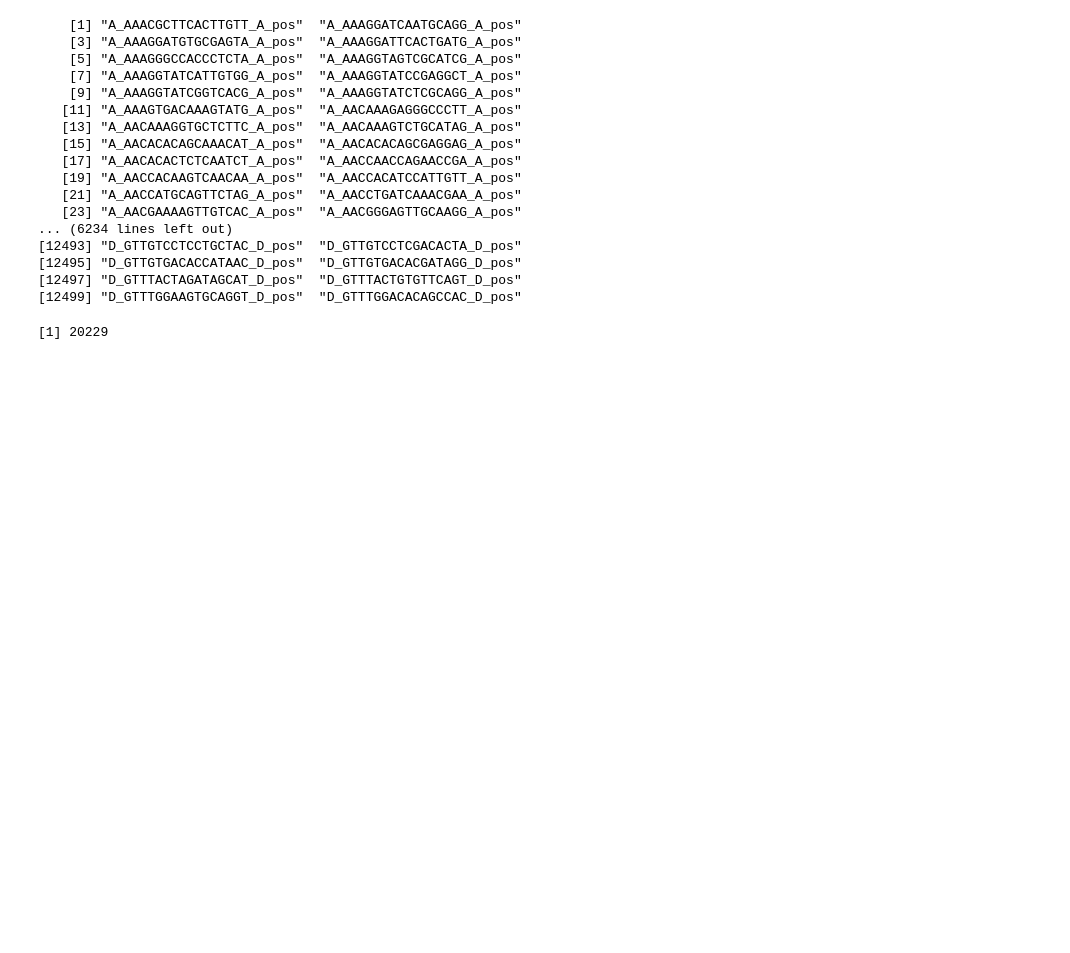
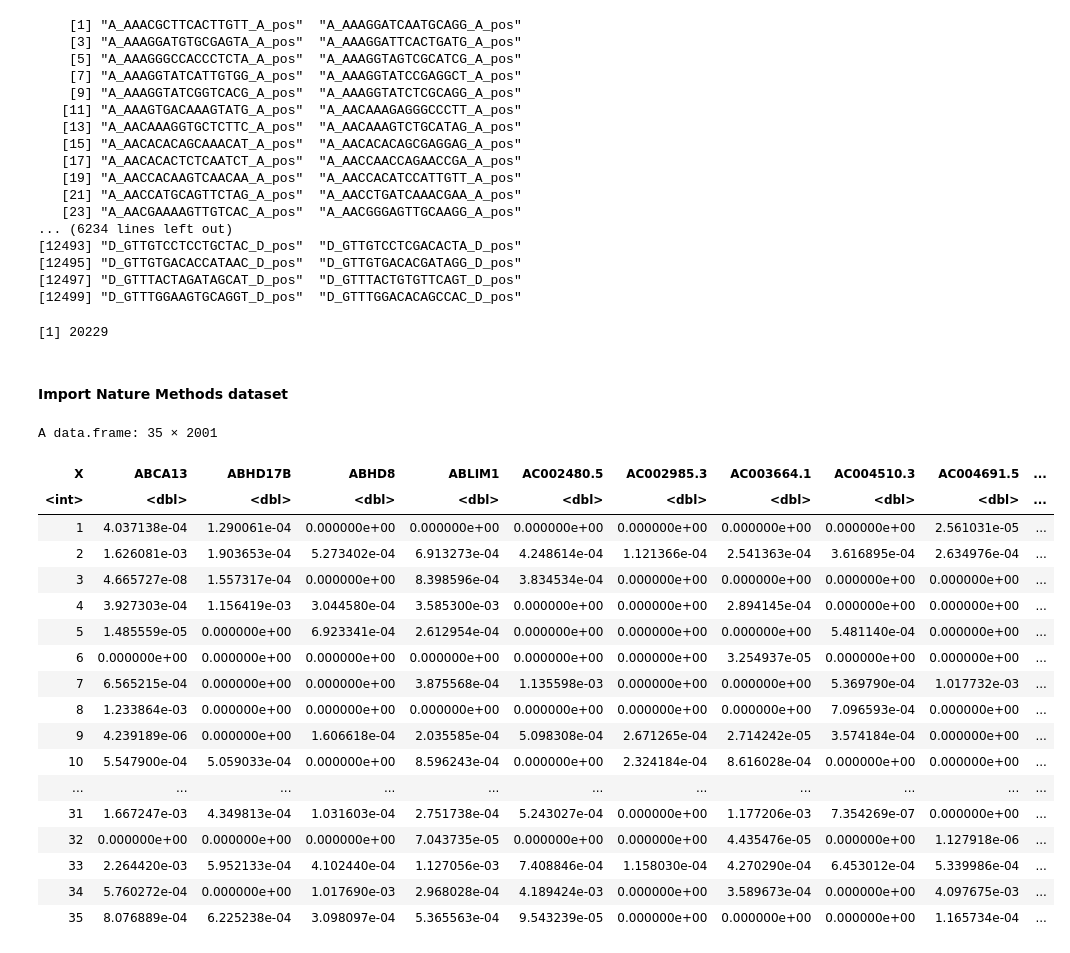
Before and after one commit to Tofulati/postTrans_cd34, a Jupyter notebook: starcat_analysis.ipynb, the cells around one changed output. Saved outputs shown, nothing was run; the diff lists cells and outputs as text; code cells hidden in the pictures; blank space fills up the shorter version.

Commit message:
Added methods dataset

```diff
--- a/starcat_analysis.ipynb
+++ b/starcat_analysis.ipynb
@@ -111,3 +122,5 @@ colnames(postTrans_rev)
 ncol(postTrans_rev)
 # %% [output]
 [1] 20229
+# %% [markdown]
+#### Import Nature Methods dataset
@@ -113,0 +129,23 @@ ncol(postTrans_rev)
+# %%
+spectra.t <- read.table("cNMF4.spectra.k_35.dt_0_15.consensus.txt", header = TRUE, sep = "\t")
+spectra.t
+# %% [output]
+A data.frame: 35 × 2001
+| X | ABCA13 | ABHD17B | ABHD8 | ABLIM1 | AC002480.5 | AC002985.3 | AC003664.1 | AC004510.3 | AC004691.5 | ... |
+| <int> | <dbl> | <dbl> | <dbl> | <dbl> | <dbl> | <dbl> | <dbl> | <dbl> | <dbl> | ... |
+| 1 | 4.037138e-04 | 1.290061e-04 | 0.000000e+00 | 0.000000e+00 | 0.000000e+00 | 0.000000e+00 | 0.000000e+00 | 0.000000e+00 | 2.561031e-05 | ... |
+| 2 | 1.626081e-03 | 1.903653e-04 | 5.273402e-04 | 6.913273e-04 | 4.248614e-04 | 1.121366e-04 | 2.541363e-04 | 3.616895e-04 | 2.634976e-04 | ... |
+| 3 | 4.665727e-08 | 1.557317e-04 | 0.000000e+00 | 8.398596e-04 | 3.834534e-04 | 0.000000e+00 | 0.000000e+00 | 0.000000e+00 | 0.000000e+00 | ... |
+| 4 | 3.927303e-04 | 1.156419e-03 | 3.044580e-04 | 3.585300e-03 | 0.000000e+00 | 0.000000e+00 | 2.894145e-04 | 0.000000e+00 | 0.000000e+00 | ... |
+| 5 | 1.485559e-05 | 0.000000e+00 | 6.923341e-04 | 2.612954e-04 | 0.000000e+00 | 0.000000e+00 | 0.000000e+00 | 5.481140e-04 | 0.000000e+00 | ... |
+| 6 | 0.000000e+00 | 0.000000e+00 | 0.000000e+00 | 0.000000e+00 | 0.000000e+00 | 0.000000e+00 | 3.254937e-05 | 0.000000e+00 | 0.000000e+00 | ... |
+| 7 | 6.565215e-04 | 0.000000e+00 | 0.000000e+00 | 3.875568e-04 | 1.135598e-03 | 0.000000e+00 | 0.000000e+00 | 5.369790e-04 | 1.017732e-03 | ... |
+| 8 | 1.233864e-03 | 0.000000e+00 | 0.000000e+00 | 0.000000e+00 | 0.000000e+00 | 0.000000e+00 | 0.000000e+00 | 7.096593e-04 | 0.000000e+00 | ... |
+| 9 | 4.239189e-06 | 0.000000e+00 | 1.606618e-04 | 2.035585e-04 | 5.098308e-04 | 2.671265e-04 | 2.714242e-05 | 3.574184e-04 | 0.000000e+00 | ... |
+| 10 | 5.547900e-04 | 5.059033e-04 | 0.000000e+00 | 8.596243e-04 | 0.000000e+00 | 2.324184e-04 | 8.616028e-04 | 0.000000e+00 | 0.000000e+00 | ... |
+| ... | ... | ... | ... | ... | ... | ... | ... | ... | ... | ... |
+| 31 | 1.667247e-03 | 4.349813e-04 | 1.031603e-04 | 2.751738e-04 | 5.243027e-04 | 0.000000e+00 | 1.177206e-03 | 7.354269e-07 | 0.000000e+00 | ... |
+| 32 | 0.000000e+00 | 0.000000e+00 | 0.000000e+00 | 7.043735e-05 | 0.000000e+00 | 0.000000e+00 | 4.435476e-05 | 0.000000e+00 | 1.127918e-06 | ... |
+| 33 | 2.264420e-03 | 5.952133e-04 | 4.102440e-04 | 1.127056e-03 | 7.408846e-04 | 1.158030e-04 | 4.270290e-04 | 6.453012e-04 | 5.339986e-04 | ... |
+| 34 | 5.760272e-04 | 0.000000e+00 | 1.017690e-03 | 2.968028e-04 | 4.189424e-03 | 0.000000e+00 | 3.589673e-04 | 0.000000e+00 | 4.097675e-03 | ... |
+| 35 | 8.076889e-04 | 6.225238e-04 | 3.098097e-04 | 5.365563e-04 | 9.543239e-05 | 0.000000e+00 | 0.000000e+00 | 0.000000e+00 | 1.165734e-04 | ... |
```
Also changed, not shown: parts of 3 cells of this notebook, 1 other file.
